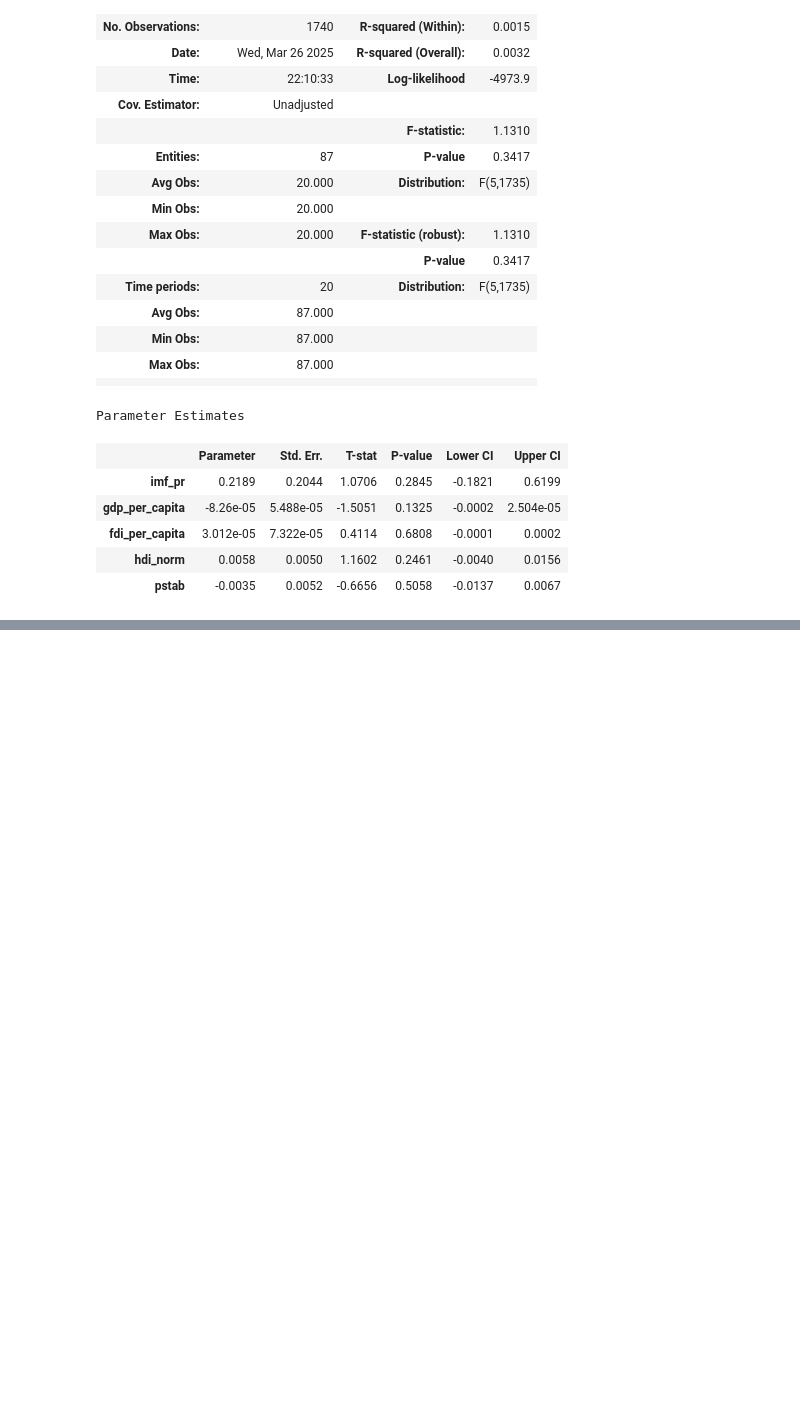
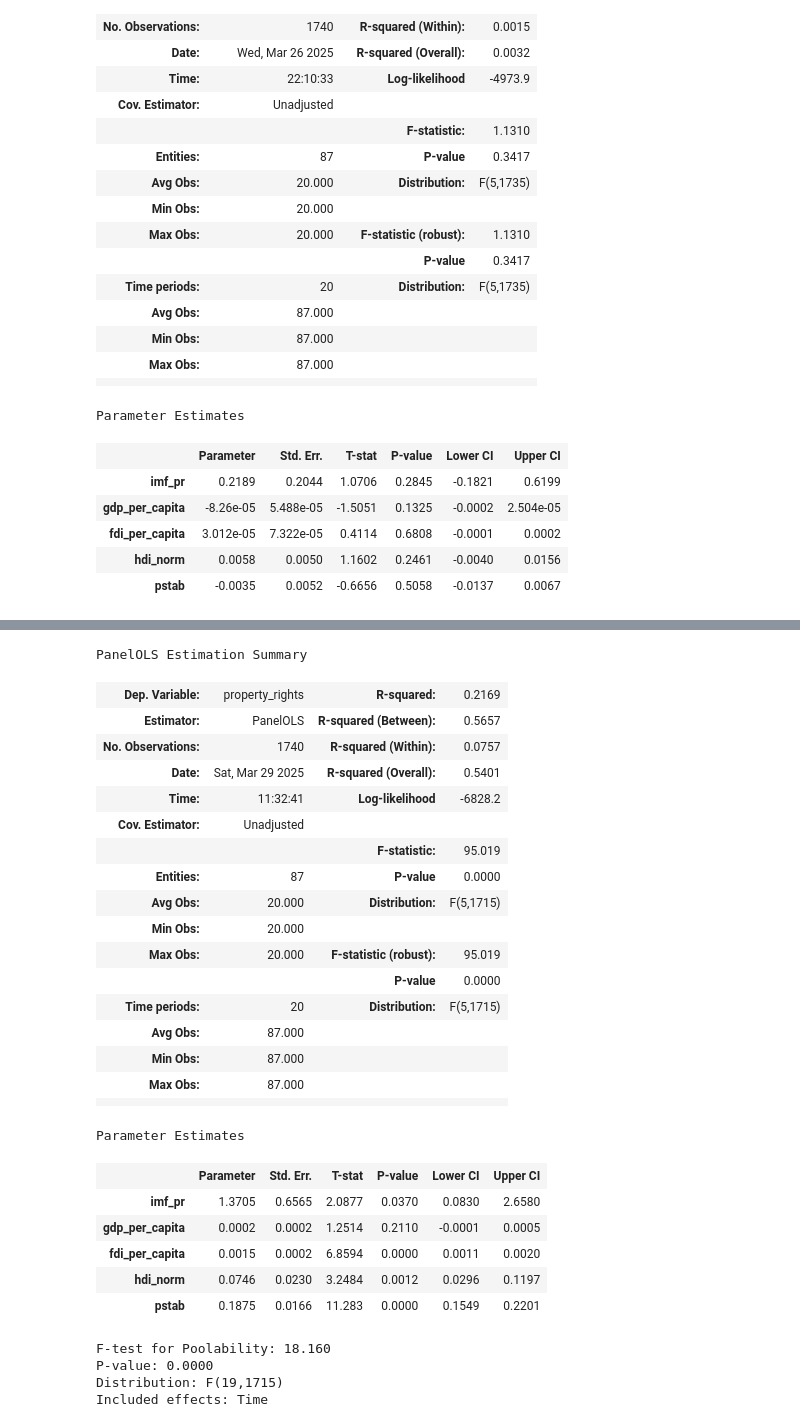
Before and after one commit to kalexxandrov/Public-research-projects, a Jupyter notebook: Dissertation/regressions.ipynb, the cells around one changed output, grey strips where cells are left out. Cells and saved outputs as stored; diff of their text form; code cells hidden in the pictures; blank space fills up the shorter version.

```diff
--- a/Dissertation/regressions.ipynb
+++ b/Dissertation/regressions.ipynb
@@ -400,0 +440,38 @@ Parameter Estimates
+# %%
+dependent_var = df['property_rights']
+independent_vars = df[['imf_pr', 'gdp_per_capita', 'fdi_per_capita', 'hdi_norm', 'pstab']]
+
+model = PanelOLS(dependent_var, independent_vars, time_effects=True)
+results = model.fit()
+
+results.summary
+# %% [output]
+PanelOLS Estimation Summary
+| Dep. Variable: | property_rights | R-squared: | 0.2169 |
+| Estimator: | PanelOLS | R-squared (Between): | 0.5657 |
+| No. Observations: | 1740 | R-squared (Within): | 0.0757 |
+| Date: | Sat, Mar 29 2025 | R-squared (Overall): | 0.5401 |
+| Time: | 11:32:41 | Log-likelihood | -6828.2 |
+| Cov. Estimator: | Unadjusted |  |  |
+|  |  | F-statistic: | 95.019 |
+| Entities: | 87 | P-value | 0.0000 |
+| Avg Obs: | 20.000 | Distribution: | F(5,1715) |
+| Min Obs: | 20.000 |  |  |
+| Max Obs: | 20.000 | F-statistic (robust): | 95.019 |
+|  |  | P-value | 0.0000 |
+| Time periods: | 20 | Distribution: | F(5,1715) |
+| Avg Obs: | 87.000 |  |  |
+| Min Obs: | 87.000 |  |  |
+| Max Obs: | 87.000 |  |  |
+|  |  |  |  |
+Parameter Estimates
+|  | Parameter | Std. Err. | T-stat | P-value | Lower CI | Upper CI |
+| imf_pr | 1.3705 | 0.6565 | 2.0877 | 0.0370 | 0.0830 | 2.6580 |
+| gdp_per_capita | 0.0002 | 0.0002 | 1.2514 | 0.2110 | -0.0001 | 0.0005 |
+| fdi_per_capita | 0.0015 | 0.0002 | 6.8594 | 0.0000 | 0.0011 | 0.0020 |
+| hdi_norm | 0.0746 | 0.0230 | 3.2484 | 0.0012 | 0.0296 | 0.1197 |
+| pstab | 0.1875 | 0.0166 | 11.283 | 0.0000 | 0.1549 | 0.2201 |
+F-test for Poolability: 18.160
+P-value: 0.0000
+Distribution: F(19,1715)
+Included effects: Time
```
Also changed, not shown: parts of 12 cells of this notebook, 2 other files.
